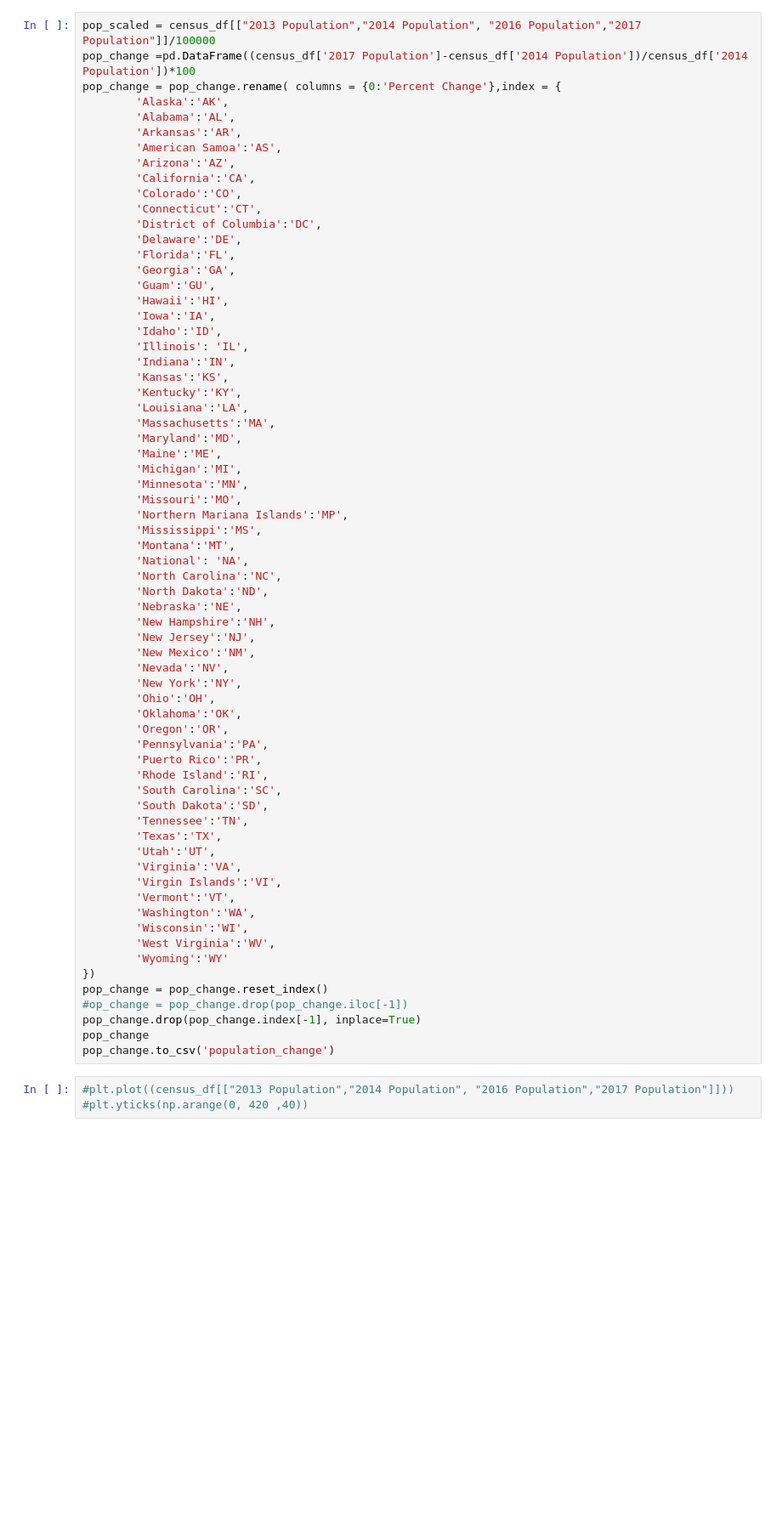
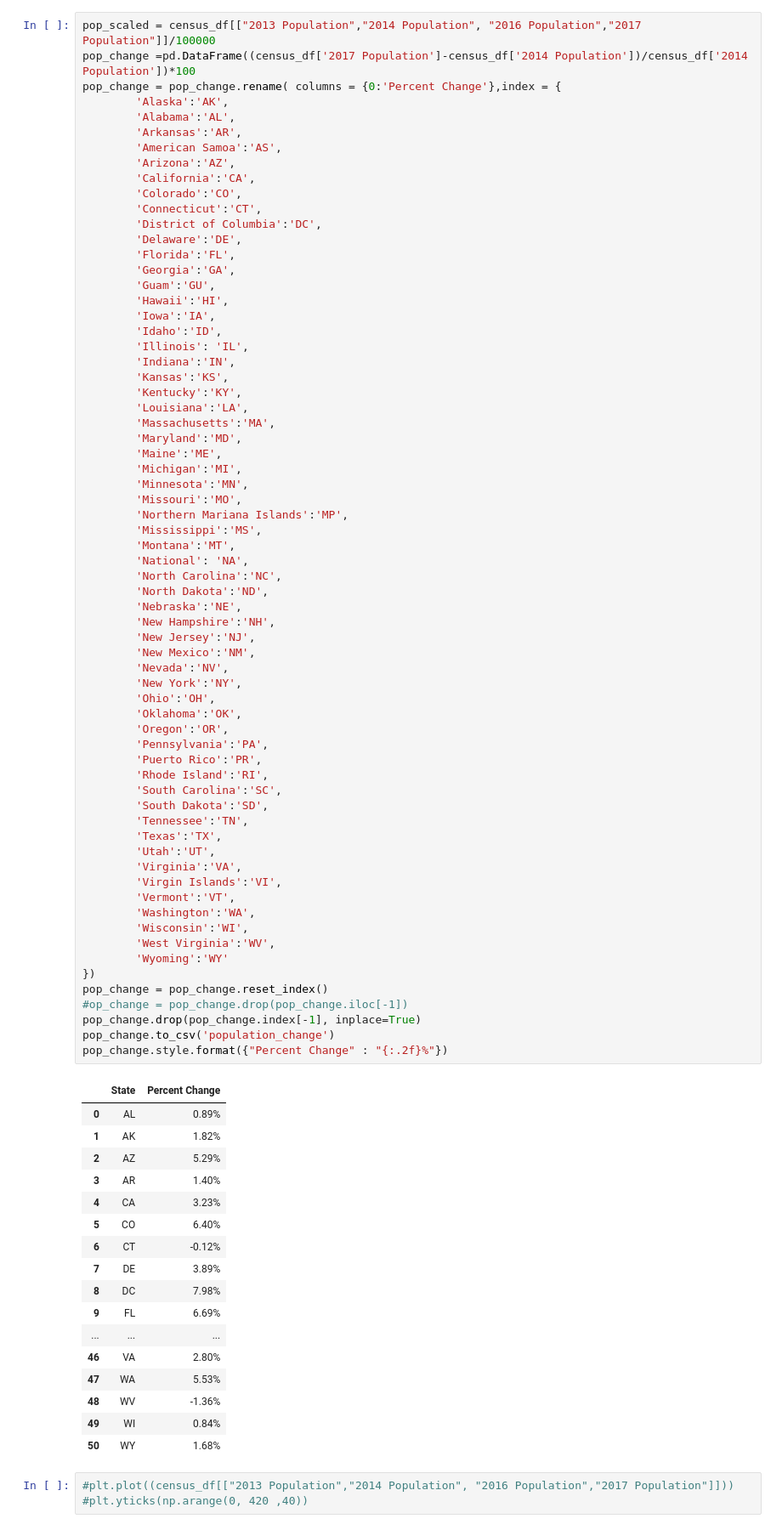
Before and after one commit to Vallito/Project_1, a Jupyter notebook: census_data.ipynb, the cells around one changed output. Shown at 85% size. Drawn from its saved outputs; the diff is of its cells as text; blank space fills up the shorter version.

```diff
--- a/census_data.ipynb
+++ b/census_data.ipynb
@@ -107,34 +120,52 @@ pop_change = pop_change.rename( columns = {0:'Percent Change'},index = {
         'North Dakota':'ND',
         'Nebraska':'NE',
         'New Hampshire':'NH',
         'New Jersey':'NJ',
         'New Mexico':'NM',
         'Nevada':'NV',
         'New York':'NY',
         'Ohio':'OH',
         'Oklahoma':'OK',
         'Oregon':'OR',
         'Pennsylvania':'PA',
         'Puerto Rico':'PR',
         'Rhode Island':'RI',
         'South Carolina':'SC',
         'South Dakota':'SD',
         'Tennessee':'TN',
         'Texas':'TX',
         'Utah':'UT',
         'Virginia':'VA',
         'Virgin Islands':'VI',
         'Vermont':'VT',
         'Washington':'WA',
         'Wisconsin':'WI',
         'West Virginia':'WV',
         'Wyoming':'WY'
 })
 pop_change = pop_change.reset_index()
 #op_change = pop_change.drop(pop_change.iloc[-1])
 pop_change.drop(pop_change.index[-1], inplace=True)
-pop_change
 pop_change.to_csv('population_change')
+pop_change.style.format({"Percent Change" : "{:.2f}%"})
+# %% [output]
+|  | State | Percent Change |
+| 0 | AL | 0.89% |
+| 1 | AK | 1.82% |
+| 2 | AZ | 5.29% |
+| 3 | AR | 1.40% |
+| 4 | CA | 3.23% |
+| 5 | CO | 6.40% |
+| 6 | CT | -0.12% |
+| 7 | DE | 3.89% |
+| 8 | DC | 7.98% |
+| 9 | FL | 6.69% |
+| ... | ... | ... |
+| 46 | VA | 2.80% |
+| 47 | WA | 5.53% |
+| 48 | WV | -1.36% |
+| 49 | WI | 0.84% |
+| 50 | WY | 1.68% |
 # %%
 #plt.plot((census_df[["2013 Population","2014 Population", "2016 Population","2017 Population"]]))
 #plt.yticks(np.arange(0, 420 ,40))
```
Also changed, not shown: parts of 2 cells of this notebook.
